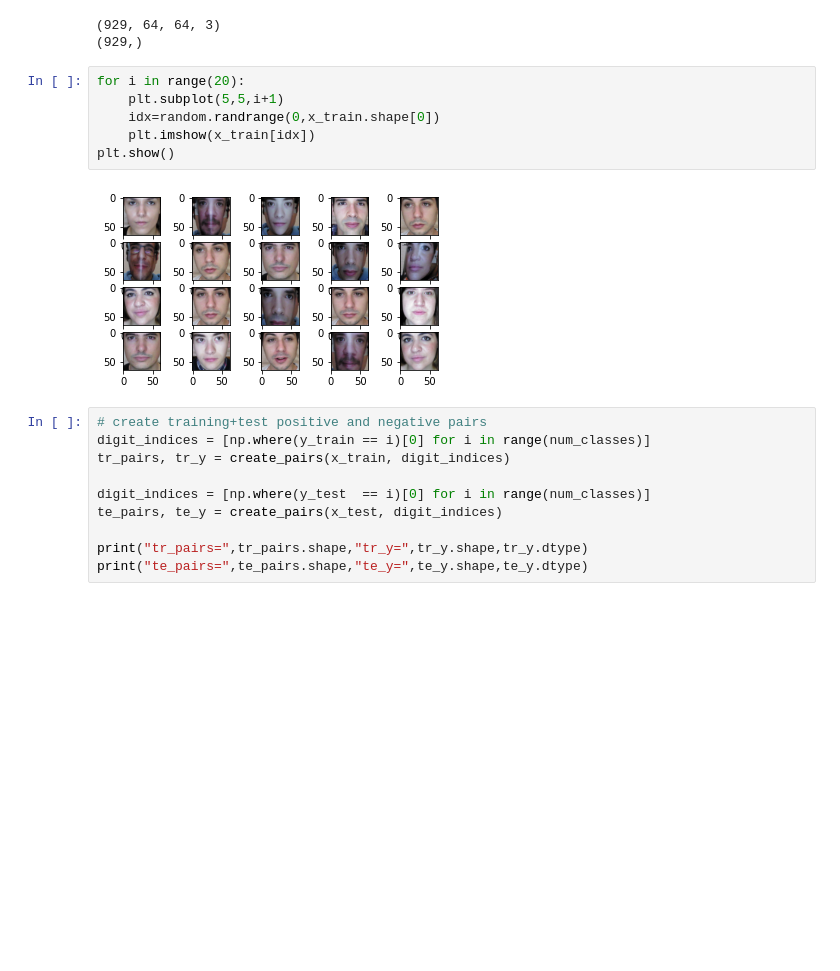
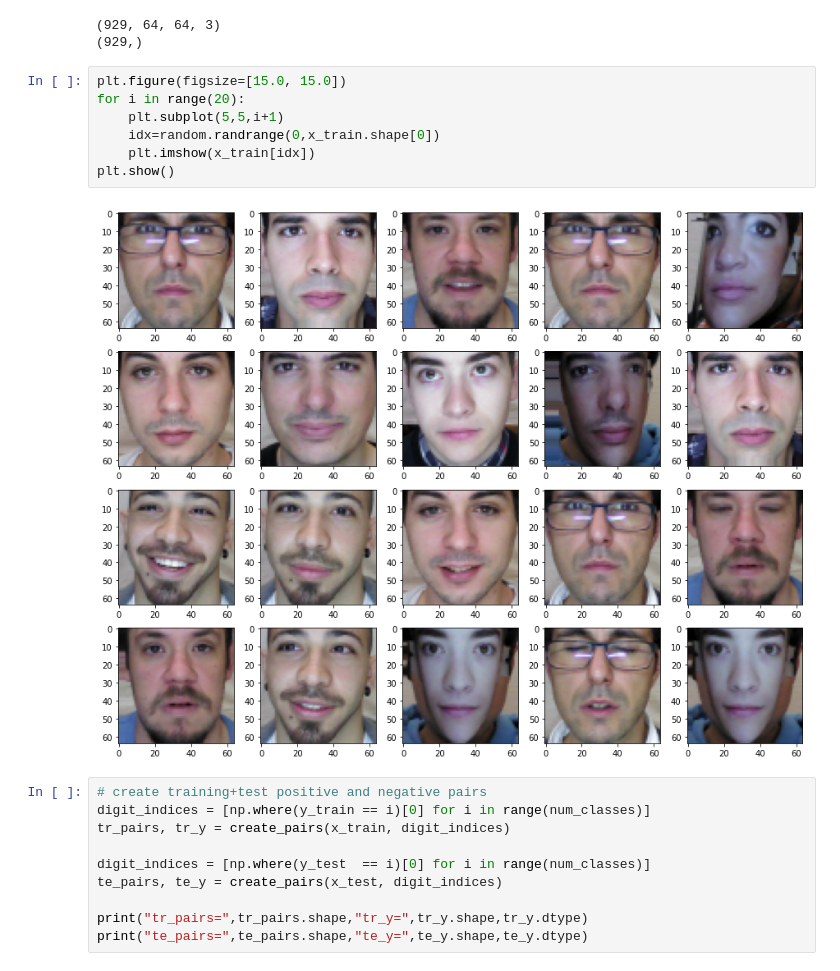
Before and after one commit to franciscodominguezmateos/IntroduccionDeepLearning, a Jupyter notebook: tf2_keras_siamese_2D-intra-ABC-relax-21061501.ipynb, the cells around one changed output. Drawn from its saved outputs; the diff is of its cells as text; blank space fills up the shorter version.

```diff
--- a/tf2_keras_siamese_2D-intra-ABC-relax-21061501.ipynb
+++ b/tf2_keras_siamese_2D-intra-ABC-relax-21061501.ipynb
@@ -231,13 +231,14 @@ print(y_train.shape)
 (929, 64, 64, 3)
 (929,)
 # %%
+plt.figure(figsize=[15.0, 15.0])
 for i in range(20):
     plt.subplot(5,5,i+1)
     idx=random.randrange(0,x_train.shape[0])
     plt.imshow(x_train[idx])
 plt.show()
 # %% [output]
-[figure, old version]
+[figure, new version]
 # %%
 # create training+test positive and negative pairs
 digit_indices = [np.where(y_train == i)[0] for i in range(num_classes)]
```
Also changed, not shown: parts of 6 cells of this notebook, 1 other file.
